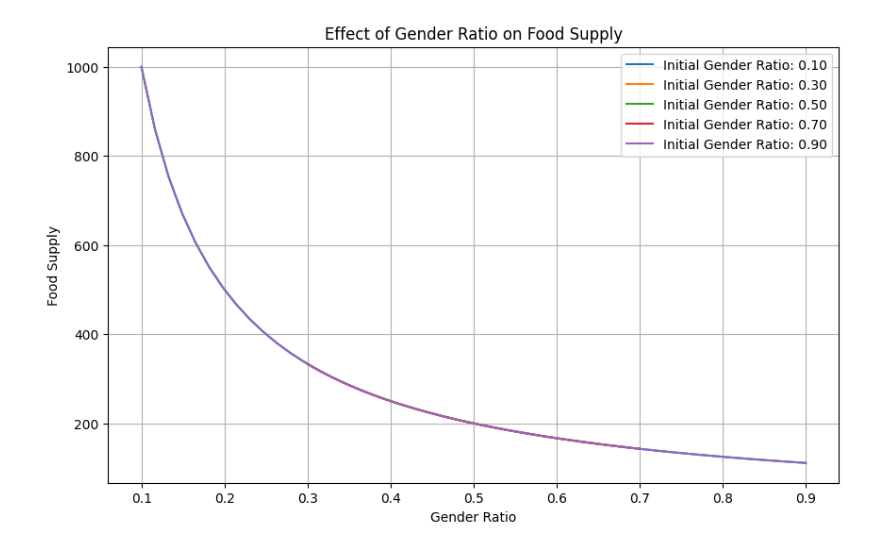
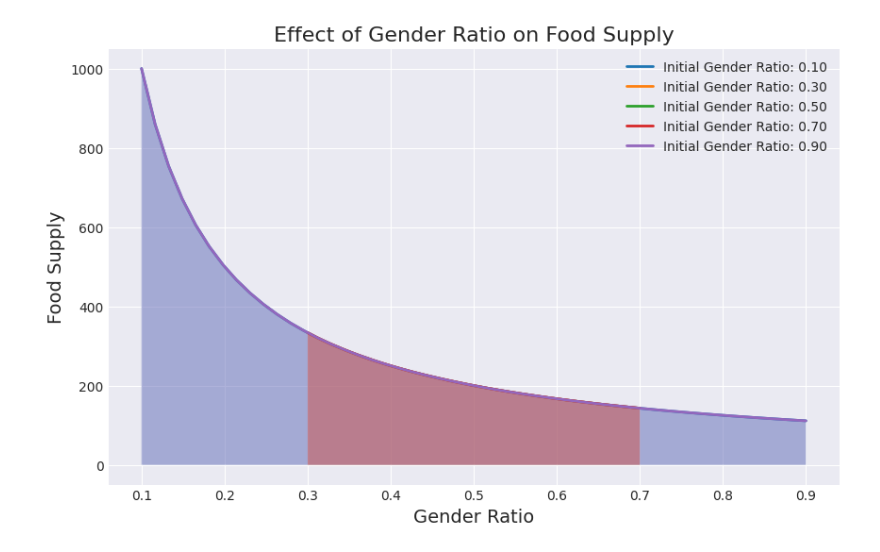
Before and after one commit to cr9294/2024-Data-insights, a Jupyter notebook: 1/1.2.ipynb, the cells around one changed output. Cells and saved outputs as stored; diff of their text form; code cells hidden in the pictures.

```diff
--- a/1/1.2.ipynb
+++ b/1/1.2.ipynb
@@ -0,0 +1,25 @@
+# %%
+import matplotlib.pyplot as plt
+import numpy as np
+
+# 一个用法
+def simulate_gender_ratio_effect(initial_gender_ratio, food_supply_factor):
+    generations = 50
+    gender_ratio = np.linspace(initial_gender_ratio, 1 - initial_gender_ratio, generations)
+    food_supply = food_supply_factor / gender_ratio  # 简化的关系，实际可根据情况调整
+    plt.plot(gender_ratio, food_supply, label=f'Initial Gender Ratio: {initial_gender_ratio:.2f}')
+
+# 模拟性别比例从全雌性到全雄性的变化
+initial_ratios = [0.1, 0.3, 0.5, 0.7, 0.9]
+food_supply_factor = 100  # 初始食物资源数量
+# %%
+plt.figure(figsize=(10, 6))
+for initial_ratio in initial_ratios:
+    simulate_gender_ratio_effect(initial_ratio, food_supply_factor)
+
+plt.title('Effect of Gender Ratio on Food Supply')
+plt.xlabel('Gender Ratio')
+plt.ylabel('Food Supply')
+plt.legend()
+#plt.grid(True)
+plt.show()
@@ -1,27 +28,33 @@
 # %%
 import matplotlib.pyplot as plt
 import numpy as np
 
-# 一个用法
 def simulate_gender_ratio_effect(initial_gender_ratio, food_supply_factor):
     generations = 50
     gender_ratio = np.linspace(initial_gender_ratio, 1 - initial_gender_ratio, generations)
-    food_supply = food_supply_factor / gender_ratio  # 简化的关系，实际可根据情况调整
-    plt.plot(gender_ratio, food_supply, label=f'Initial Gender Ratio: {initial_gender_ratio:.2f}')
+    food_supply = food_supply_factor / gender_ratio
+
+    # 绘制折线并在折线下方添加阴影
+    plt.plot(gender_ratio, food_supply, label=f'Initial Gender Ratio: {initial_gender_ratio:.2f}', linewidth=2)
+    plt.fill_between(gender_ratio, 0, food_supply, alpha=0.3)
 
 # 模拟性别比例从全雌性到全雄性的变化
 initial_ratios = [0.1, 0.3, 0.5, 0.7, 0.9]
 food_supply_factor = 100  # 初始食物资源数量
 
+# 设置图的风格
+plt.style.available
+plt.style.use('seaborn-darkgrid')#有什么风格可以选，可以查看plt.style.available
+
 plt.figure(figsize=(10, 6))
 for initial_ratio in initial_ratios:
     simulate_gender_ratio_effect(initial_ratio, food_supply_factor)
 
-plt.title('Effect of Gender Ratio on Food Supply')
-plt.xlabel('Gender Ratio')
-plt.ylabel('Food Supply')
+plt.title('Effect of Gender Ratio on Food Supply', fontsize=16)
+plt.xlabel('Gender Ratio', fontsize=14)
+plt.ylabel('Food Supply', fontsize=14)
 plt.legend()
 plt.grid(True)
 plt.show()
 # %% [output]
-[figure, old version]
+[figure, new version]
```
Also changed, not shown: parts of 1 cell of this notebook, 11 other files.
